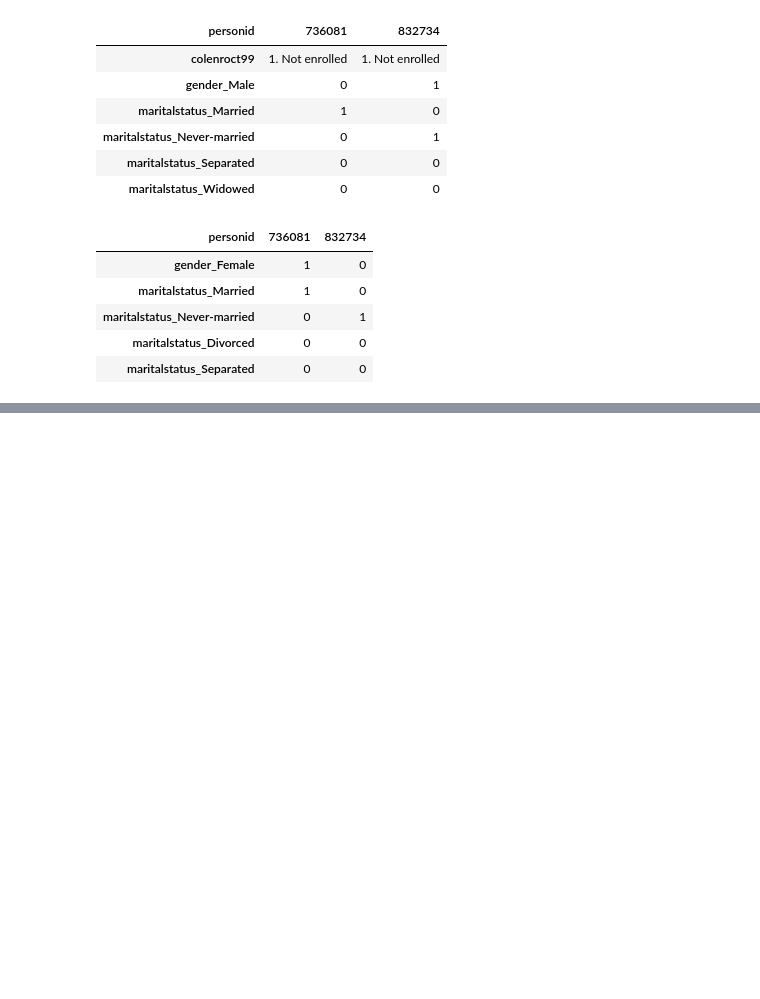
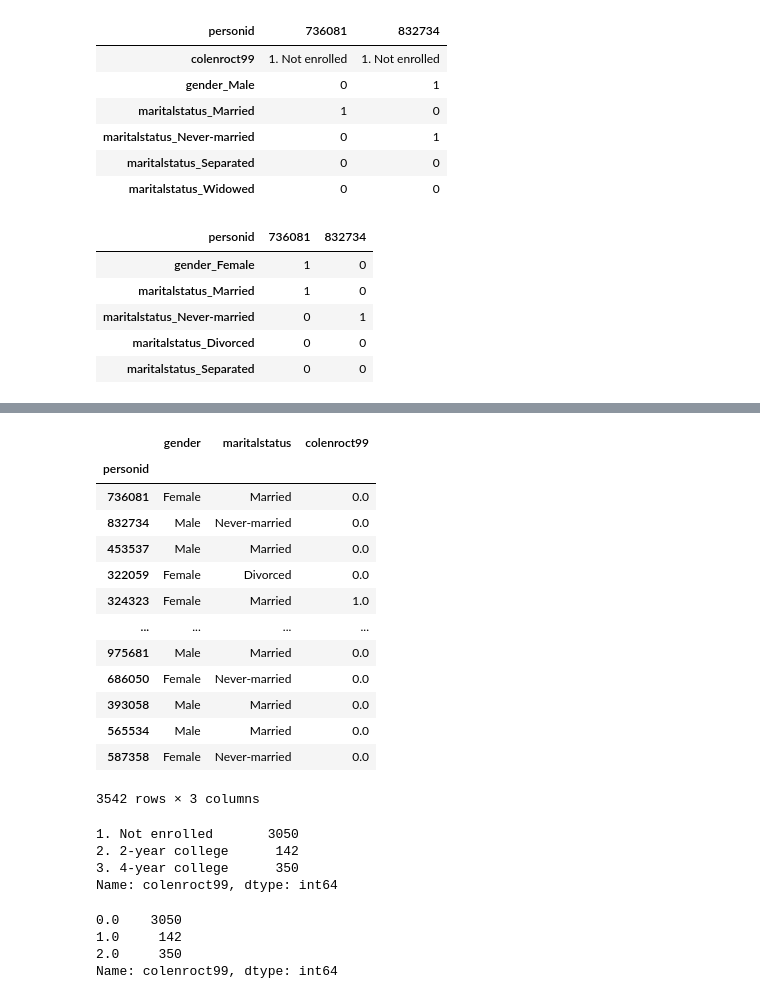
Before and after one commit to alextanhongpin/data-cleaning-and-exploration-with-machine-learning, a Jupyter notebook: 04-encoding-transforming-and-scaling-features.ipynb, the cells around one changed output, grey strips where cells are left out. Saved outputs shown, nothing was run; the diff lists cells and outputs as text; code cells hidden in the pictures; blank space fills up the shorter version.

```diff
--- a/04-encoding-transforming-and-scaling-features.ipynb
+++ b/04-encoding-transforming-and-scaling-features.ipynb
@@ -209,0 +271,13 @@ X_demo_train_ohe.filter(regex="gen|mar", axis="columns").head(2).T
+# %%
+from sklearn.model_selection import train_test_split
+from sklearn.preprocessing import OrdinalEncoder
+
+from data.load import load_nls97b
+
+nls97 = load_nls97b()
+feature_cols = ["gender", "maritalstatus", "colenroct99"]
+nls97_demo = nls97[["wageincome"] + feature_cols].dropna()
+
+X_demo_train, X_demo_test, y_demo_train, y_demo_test = train_test_split(
+    nls97_demo[feature_cols], nls97_demo[["wageincome"]], test_size=0.3, random_state=0
+)
@@ -209,0 +301,8 @@ X_demo_train_ohe.filter(regex="gen|mar", axis="columns").head(2).T
+# %%
+oe = OrdinalEncoder(categories=[X_demo_train.colenroct99.unique()])
+colenr_enc = pd.DataFrame(
+    oe.fit_transform(X_demo_train[["colenroct99"]]),
+    columns=["colenroct99"],
+    index=X_demo_train.index,
+)
+colenr_enc
@@ -209,0 +324,32 @@ X_demo_train_ohe.filter(regex="gen|mar", axis="columns").head(2).T
+# %%
+X_demo_train_enc = X_demo_train[["gender", "maritalstatus"]].join(colenr_enc)
+X_demo_train_enc
+# %% [output]
+|  | gender | maritalstatus | colenroct99 |
+| personid |  |  |  |
+| 736081 | Female | Married | 0.0 |
+| 832734 | Male | Never-married | 0.0 |
+| 453537 | Male | Married | 0.0 |
+| 322059 | Female | Divorced | 0.0 |
+| 324323 | Female | Married | 1.0 |
+| ... | ... | ... | ... |
+| 975681 | Male | Married | 0.0 |
+| 686050 | Female | Never-married | 0.0 |
+| 393058 | Male | Married | 0.0 |
+| 565534 | Male | Married | 0.0 |
+| 587358 | Female | Never-married | 0.0 |
+3542 rows × 3 columns
+# %%
+X_demo_train.colenroct99.value_counts().sort_index()
+# %% [output]
+1. Not enrolled       3050
+2. 2-year college      142
+3. 4-year college      350
+Name: colenroct99, dtype: int64
+# %%
+X_demo_train_enc.colenroct99.value_counts().sort_index()
+# %% [output]
+0.0    3050
+1.0     142
+2.0     350
+Name: colenroct99, dtype: int64
```
Also changed, not shown: parts of 22 cells of this notebook.
